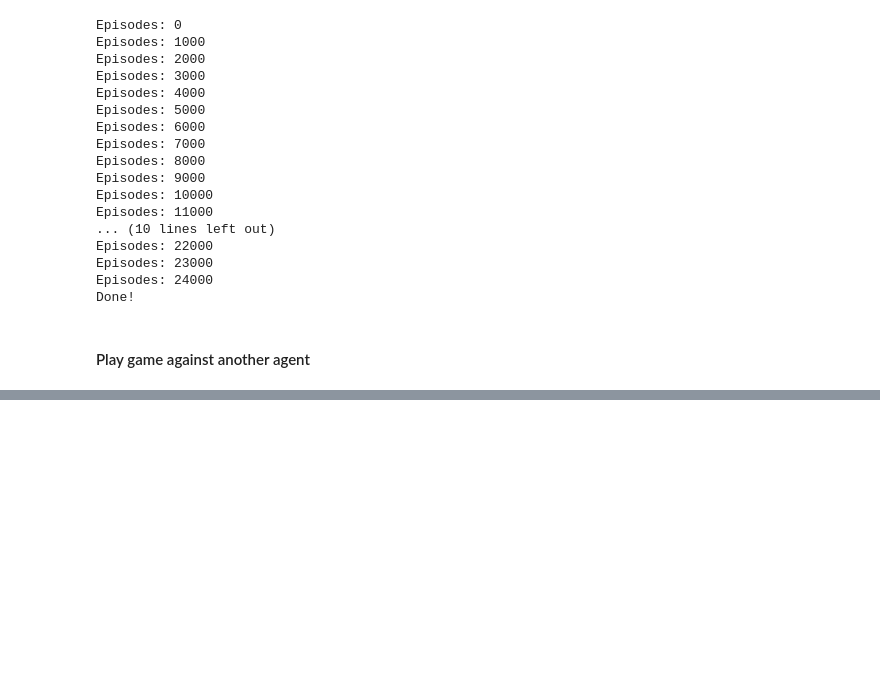
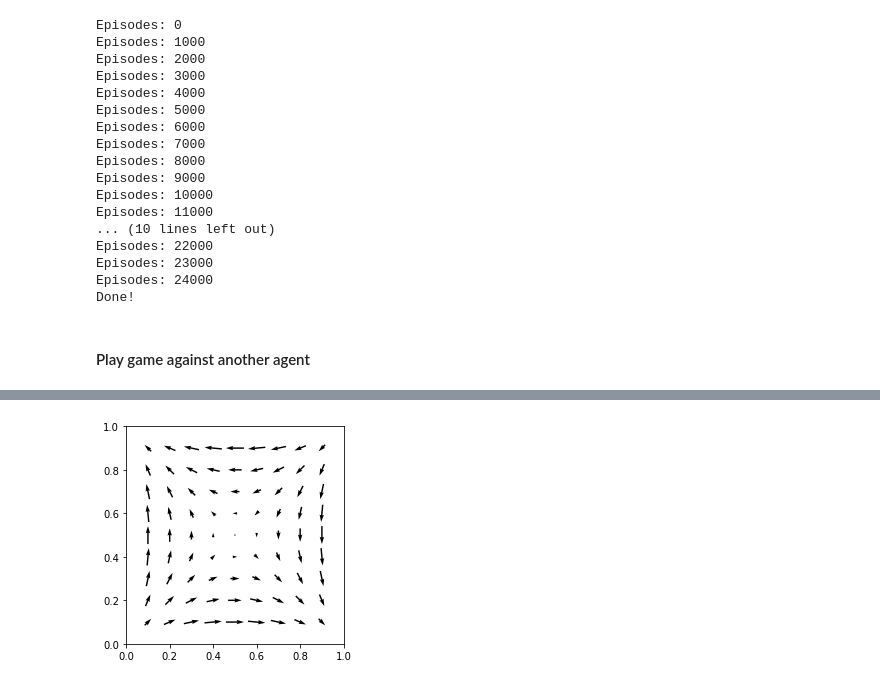
Before and after one commit to rubenponsaers/ml_project, a Jupyter notebook: code/task2.ipynb, the cells around one changed output, grey strips where cells are left out. Cells and saved outputs as stored; diff of their text form; code cells hidden in the pictures; blank space fills up the shorter version.

```diff
--- a/code/task2.ipynb
+++ b/code/task2.ipynb
@@ -319,0 +324,4 @@ play_game(sg_game, q_learned_agent1, random_agent.RandomAgent(player_id=1, num_a
+# %%
+plot_dynamics(dg_game)
+# %% [output]
+[figure, added]
```
Also changed, not shown: parts of 8 cells of this notebook, 1 other file.
